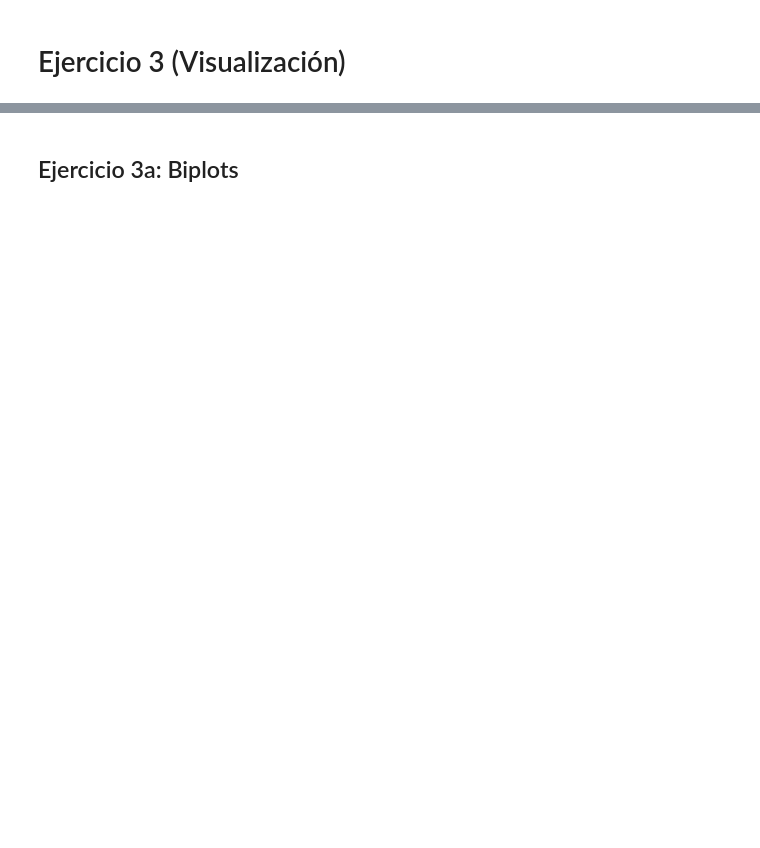
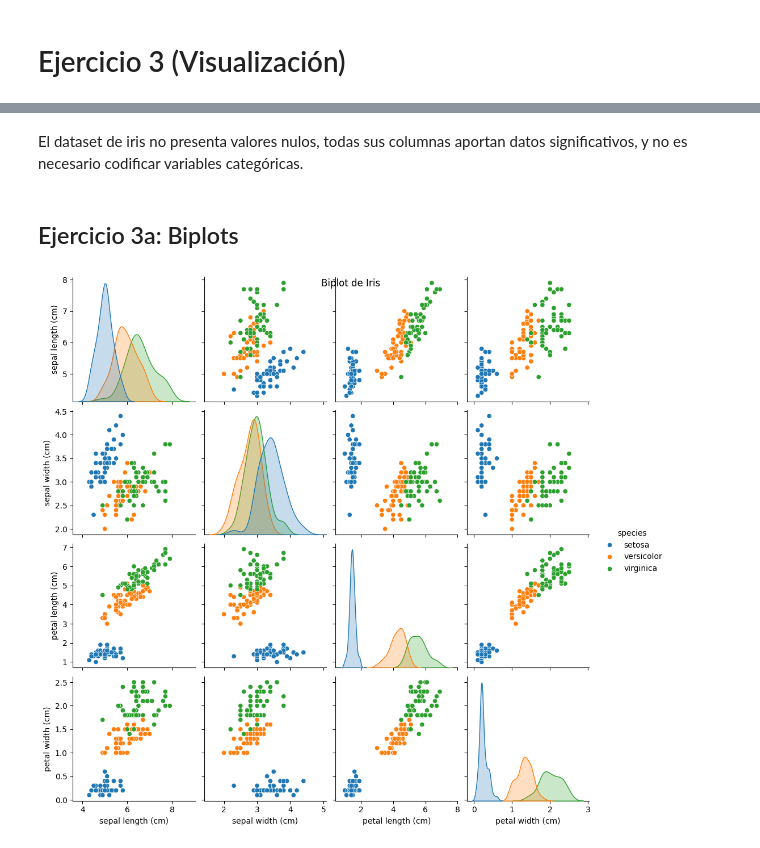
Before and after one commit to BrunoSpoletini/topicosMineriaDeDatos, a Jupyter notebook: tp1/TMD_TP1_Generacion_y_Ajuste.ipynb, the cells around one changed output, grey strips where cells are left out. Drawn from its saved outputs; the diff is of its cells as text; code cells hidden in the pictures; blank space fills up the shorter version.

```diff
--- a/tp1/TMD_TP1_Generacion_y_Ajuste.ipynb
+++ b/tp1/TMD_TP1_Generacion_y_Ajuste.ipynb
@@ -225,2 +290,11 @@ display(df_titanic.head())
+# %% [markdown]
+El dataset de iris no presenta valores nulos, todas sus columnas aportan datos significativos, y no es necesario codificar variables categóricas.
 # %% [markdown]
 ## Ejercicio 3a: Biplots
+# %%
+sns.pairplot(df_iris, hue="species", vars=["sepal length (cm)", "sepal width (cm)", "petal length (cm)", "petal width (cm)"])
+
+plt.suptitle("Biplot de Iris")
+plt.show()
+# %% [output]
+[figure, added]
```
Also changed, not shown: parts of 40 cells of this notebook.
